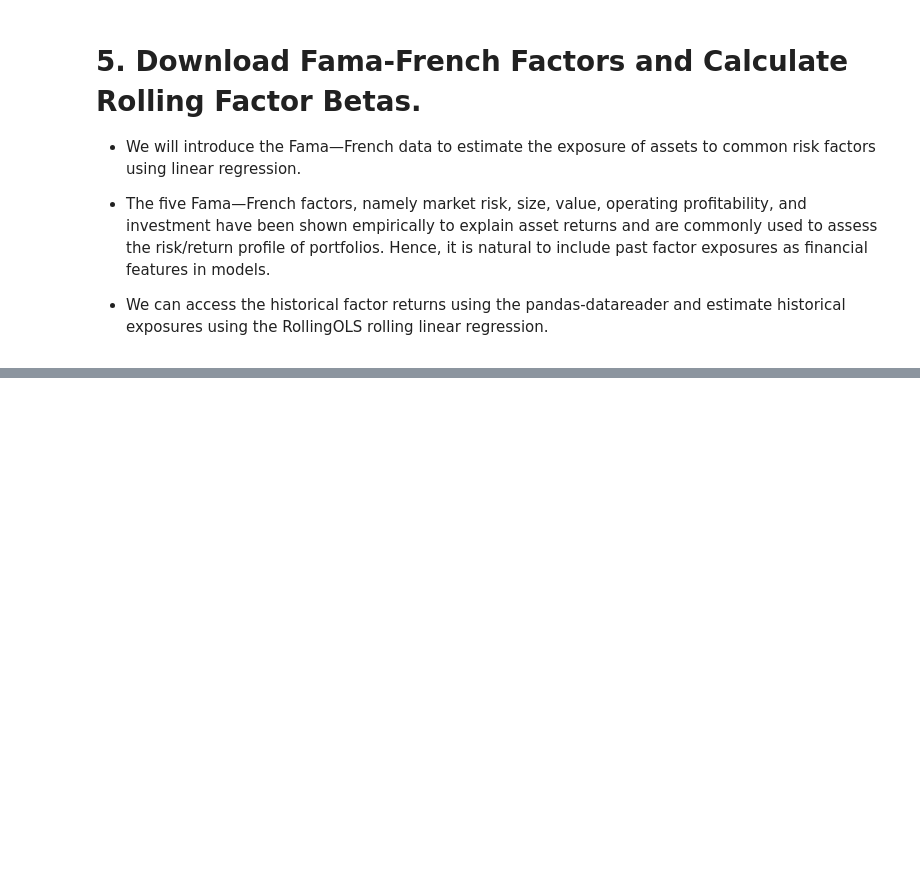
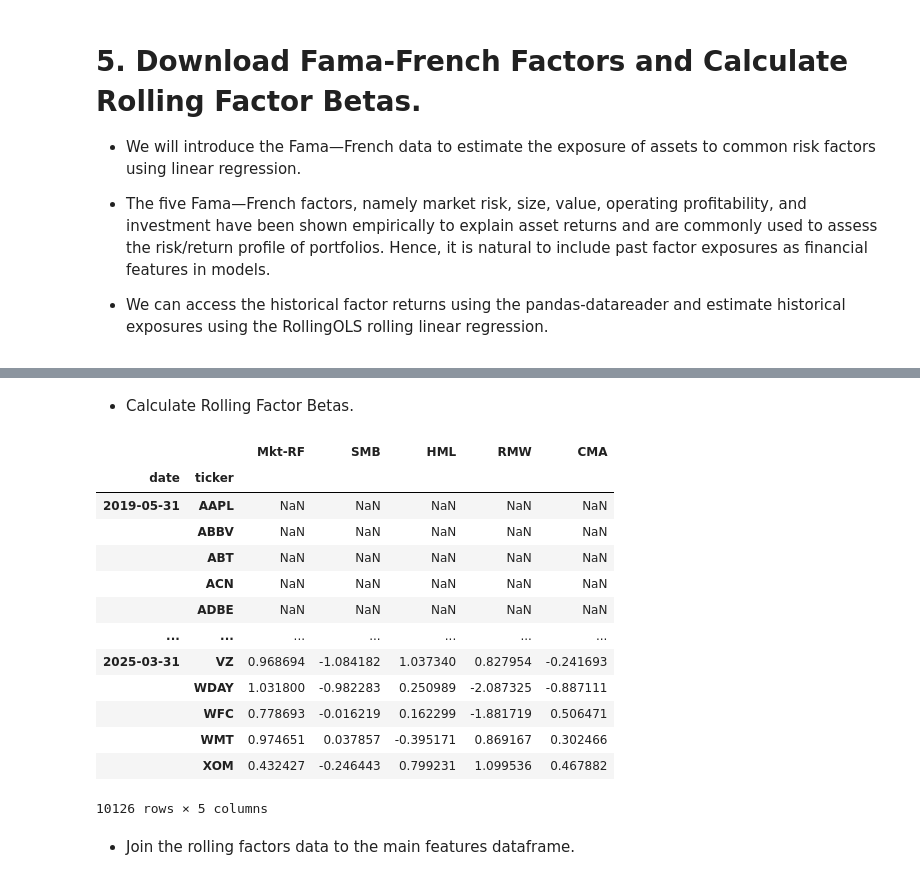
Before and after one commit to Juanes-xd/Proyecto-InfraestructirasParalelas, a Jupyter notebook: Project1.ipynb, the cells around one changed output, grey strips where cells are left out. Saved outputs shown, nothing was run; the diff lists cells and outputs as text; code cells hidden in the pictures; blank space fills up the shorter version.

```diff
--- a/Project1.ipynb
+++ b/Project1.ipynb
@@ -354,0 +426,31 @@ factor_data
+# %% [markdown]
+- Calculate Rolling Factor Betas.
+# %%
+betas = (factor_data.groupby(level=1,
+                            group_keys=False)
+         .apply(lambda x: RollingOLS(endog=x['return_1m'],
+                                     exog=sm.add_constant(x.drop('return_1m', axis=1)),
+                                     window=min(24, x.shape[0]),
+                                     min_nobs=len(x.columns)+1)
+         .fit(params_only=True)
+         .params
+         .drop('const', axis=1)))
+
+betas
+# %% [output]
+|  |  | Mkt-RF | SMB | HML | RMW | CMA |
+| date | ticker |  |  |  |  |  |
+| 2019-05-31 | AAPL | NaN | NaN | NaN | NaN | NaN |
+|  | ABBV | NaN | NaN | NaN | NaN | NaN |
+|  | ABT | NaN | NaN | NaN | NaN | NaN |
+|  | ACN | NaN | NaN | NaN | NaN | NaN |
+|  | ADBE | NaN | NaN | NaN | NaN | NaN |
+| ... | ... | ... | ... | ... | ... | ... |
+| 2025-03-31 | VZ | 0.968694 | -1.084182 | 1.037340 | 0.827954 | -0.241693 |
+|  | WDAY | 1.031800 | -0.982283 | 0.250989 | -2.087325 | -0.887111 |
+|  | WFC | 0.778693 | -0.016219 | 0.162299 | -1.881719 | 0.506471 |
+|  | WMT | 0.974651 | 0.037857 | -0.395171 | 0.869167 | 0.302466 |
+|  | XOM | 0.432427 | -0.246443 | 0.799231 | 1.099536 | 0.467882 |
+10126 rows × 5 columns
+# %% [markdown]
+- Join the rolling factors data to the main features dataframe.
```
Also changed, not shown: parts of 20 cells of this notebook.
